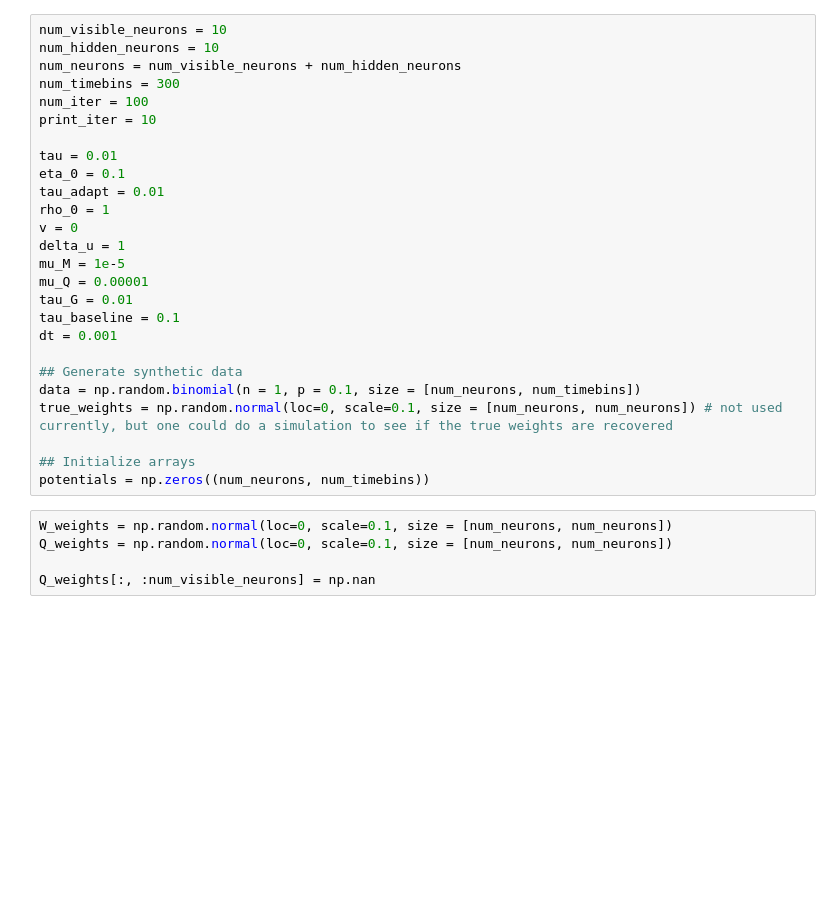
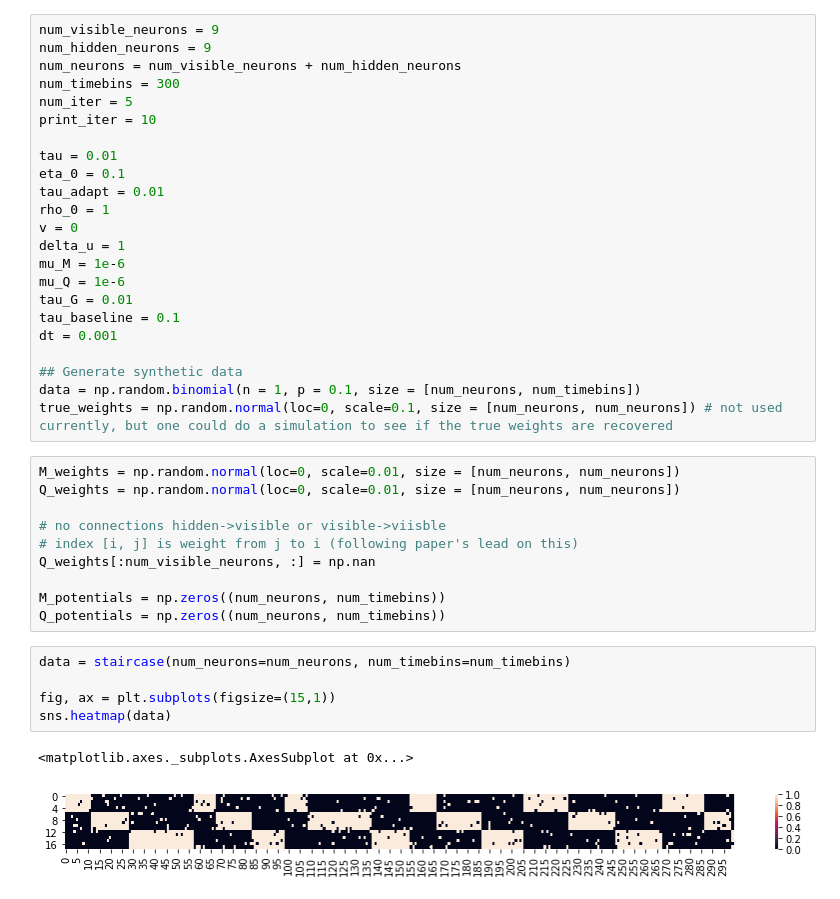
Before and after one commit to andrewcharlesjones/variational_spiking_networks, a Jupyter notebook: vi_spiking_visible_and_hidden.ipynb, the cells around one changed output. Drawn from its saved outputs; the diff is of its cells as text; blank space fills up the shorter version.

Commit message:
first pass at including hidden neurons

```diff
--- a/vi_spiking_visible_and_hidden.ipynb
+++ b/vi_spiking_visible_and_hidden.ipynb
@@ -6,9 +86,9 @@ import seaborn as sns
 # %%
-num_visible_neurons = 10
-num_hidden_neurons = 10
+num_visible_neurons = 9
+num_hidden_neurons = 9
 num_neurons = num_visible_neurons + num_hidden_neurons
 num_timebins = 300
-num_iter = 100
+num_iter = 5
 print_iter = 10
 
 tau = 0.01
@@ -17,8 +97,8 @@ tau_adapt = 0.01
 rho_0 = 1
 v = 0
 delta_u = 1
-mu_M = 1e-5
-mu_Q = 0.00001
+mu_M = 1e-6
+mu_Q = 1e-6
 tau_G = 0.01
 tau_baseline = 0.1
 dt = 0.001
@@ -26,11 +106,21 @@ dt = 0.001
 ## Generate synthetic data
 data = np.random.binomial(n = 1, p = 0.1, size = [num_neurons, num_timebins])
 true_weights = np.random.normal(loc=0, scale=0.1, size = [num_neurons, num_neurons]) # not used currently, but one could do a simulation to see if the true weights are recovered
-
-## Initialize arrays
-potentials = np.zeros((num_neurons, num_timebins))
 # %%
-W_weights = np.random.normal(loc=0, scale=0.1, size = [num_neurons, num_neurons])
-Q_weights = np.random.normal(loc=0, scale=0.1, size = [num_neurons, num_neurons])
+M_weights = np.random.normal(loc=0, scale=0.01, size = [num_neurons, num_neurons])
+Q_weights = np.random.normal(loc=0, scale=0.01, size = [num_neurons, num_neurons])
 
-Q_weights[:, :num_visible_neurons] = np.nan
+# no connections hidden->visible or visible->viisble
+# index [i, j] is weight from j to i (following paper's lead on this)
+Q_weights[:num_visible_neurons, :] = np.nan
+
+M_potentials = np.zeros((num_neurons, num_timebins))
+Q_potentials = np.zeros((num_neurons, num_timebins))
+# %%
+data = staircase(num_neurons=num_neurons, num_timebins=num_timebins)
+
+fig, ax = plt.subplots(figsize=(15,1))
+sns.heatmap(data)
+# %% [output]
+<matplotlib.axes._subplots.AxesSubplot at 0x...>
+[figure, added]
```
Also changed, not shown: parts of 12 cells of this notebook, 2 other files.
